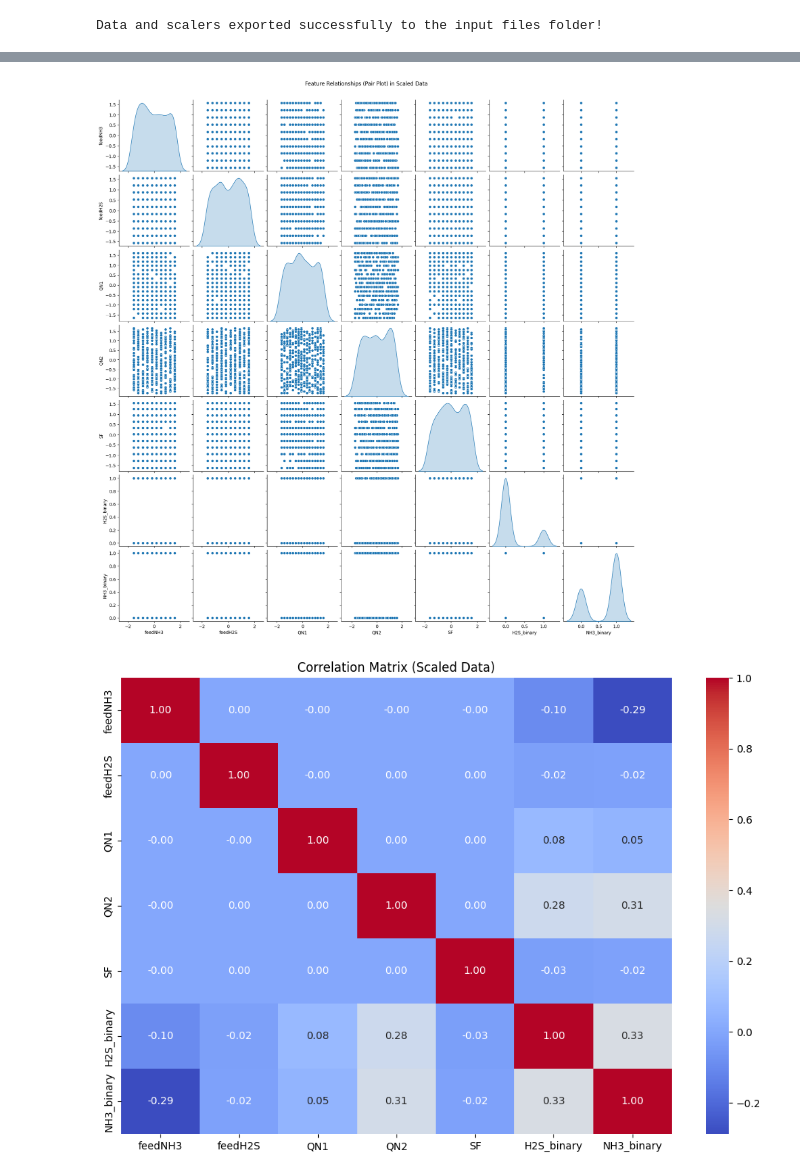
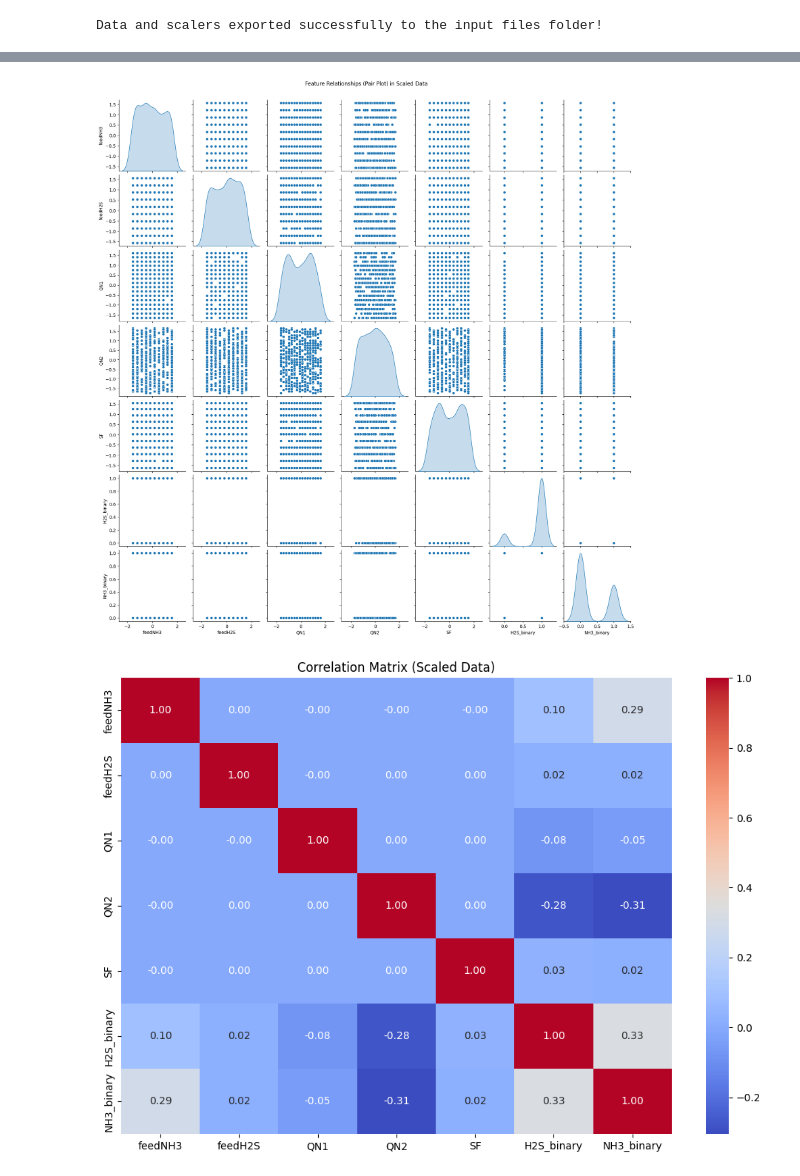
Before and after one commit to davibelo/EQE778_Trabalho_Individual, a Jupyter notebook: 07-pre_processing-02.ipynb, the cells around one changed output, grey strips where cells are left out. Drawn from its saved outputs; the diff is of its cells as text; code cells hidden in the pictures.

```diff
--- a/07-pre_processing-02.ipynb
+++ b/07-pre_processing-02.ipynb
@@ -140,8 +140,8 @@ df.head()
 | 4 | 0.001 | 0.001 | 450000.0 | 700000.0 | 0.454545 | 0.831464 | 19.566638 |
 # %%
 # Applying the rule to transform the last two columns into binary values
-df['H2S_binary'] = df['H2S_ppm'] <= 0.2
-df['NH3_binary'] = df['NH3_ppm'] <= 15
+df['H2S_binary'] = df['H2S_ppm'] >= 0.2
+df['NH3_binary'] = df['NH3_ppm'] >= 15
 df['H2S_binary'] = df['H2S_binary'].astype(int)
 df['NH3_binary'] = df['NH3_binary'].astype(int)
 df.head()
@@ -209,18 +212,18 @@ plt.show()
 # %%
 # Pair Plot (if data size is manageable)
-sns.pairplot(df_scaled.sample(n=min(500, len(df_scaled))), diag_kind='kde')
+sns.pairplot(df2_scaled.sample(n=min(500, len(df2_scaled))), diag_kind='kde')
 plt.suptitle("Feature Relationships (Pair Plot) in Scaled Data", y=1.02)
 plt.show()
 # %% [output]
-[figure, old version]
+[figure, new version]
 # %%
 # Correlation Analysis
-# Heatmap for Correlation Matrix in df_scaled_x
+# Heatmap for Correlation Matrix in df_scaled
 plt.figure(figsize=(12, 8))
-sns.heatmap(df_scaled.corr(), annot=True, cmap="coolwarm", fmt=".2f")
+sns.heatmap(df2_scaled.corr(), annot=True, cmap="coolwarm", fmt=".2f")
 plt.title("Correlation Matrix (Scaled Data)")
 plt.show()
 # %% [output]
-[figure, old version]
+[figure, new version]
 # %%
 # Create and fit model
```
Also changed, not shown: parts of 7 cells of this notebook, 1 other file.
